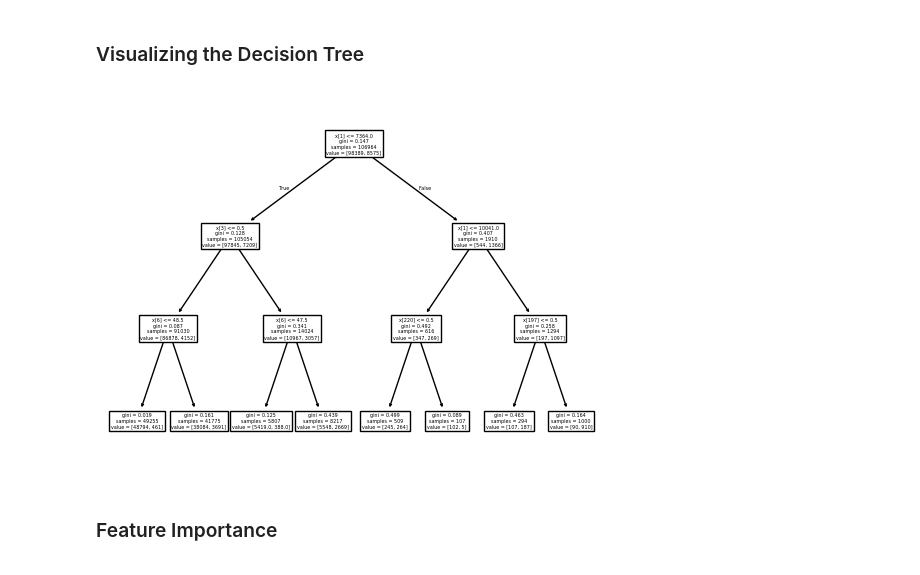
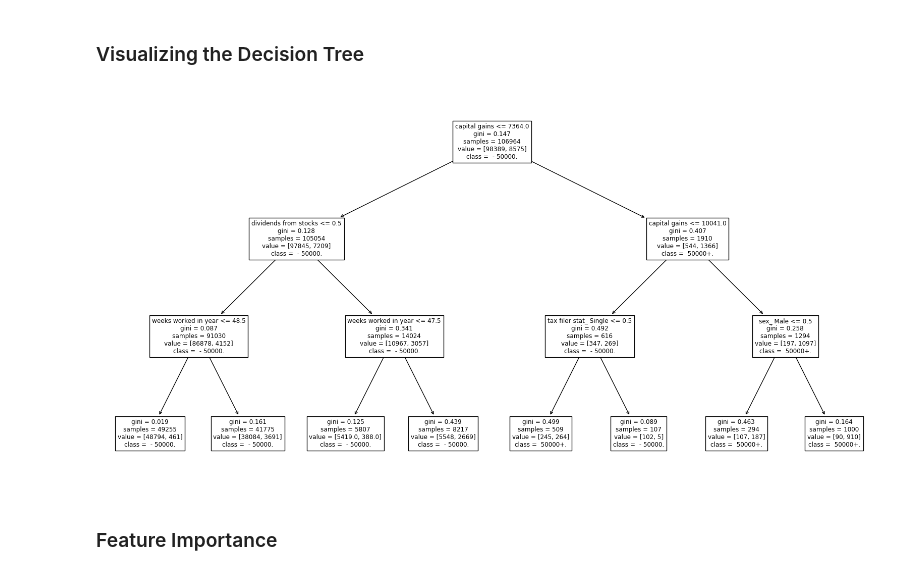
Before and after one commit to DRobinson4105/UCF, a Jupyter notebook: CAP4630/DavidRobinson_DecisionTree.ipynb, the cells around one changed output. Drawn from its saved outputs; the diff is of its cells as text; code cells hidden in the pictures.

```diff
--- a/CAP4630/DavidRobinson_DecisionTree.ipynb
+++ b/CAP4630/DavidRobinson_DecisionTree.ipynb
@@ -128,10 +132,11 @@ Accuracy: 92.9
 weighted avg       0.92      0.93      0.91     45843
 # %% [markdown]
 ### Visualizing the Decision Tree
-# %%
-plot_tree(model);
-# %% [output]
-[figure, removed]
+# %%
+plt.figure(figsize=(20, 10))
+plot_tree(model, feature_names=X.columns, class_names=df['income'].unique());
+# %% [output]
+[figure, added]
 # %% [markdown]
 ### Feature Importance
 # %%
```
Also changed, not shown: parts of 11 cells of this notebook.
